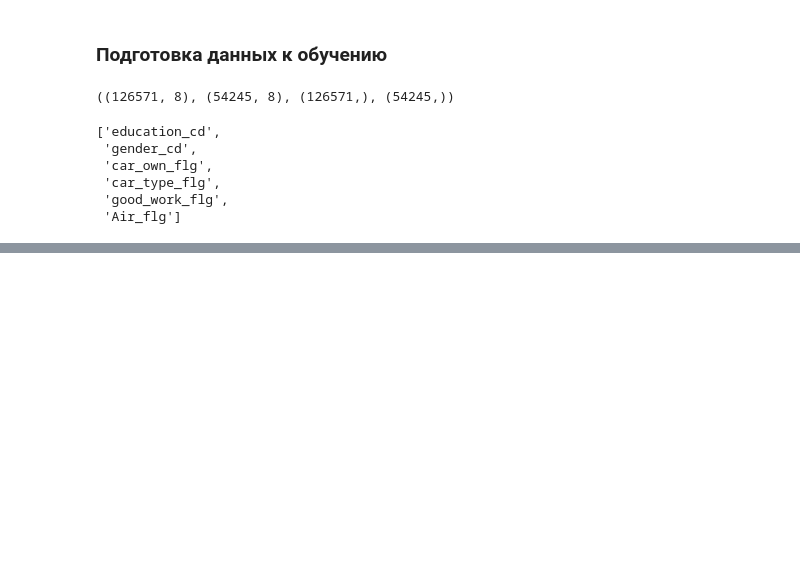
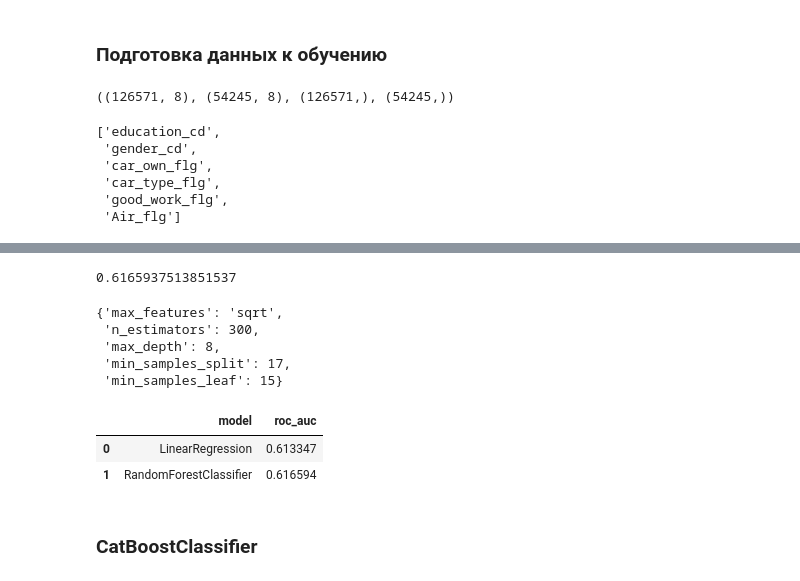
Before and after one commit to NikolaiUsov/credit_scoring, a Jupyter notebook: EDA.ipynb, the cells around one changed output, grey strips where cells are left out. Saved outputs shown, nothing was run; the diff lists cells and outputs as text; code cells hidden in the pictures; blank space fills up the shorter version.

```diff
--- a/EDA.ipynb
+++ b/EDA.ipynb
@@ -297,0 +309,12 @@ data_preprocessor = ColumnTransformer(
+# %%
+pipe_lr= Pipeline(
+    [
+        ('preprocessor', data_preprocessor),
+        ('models', LogisticRegression(class_weight="balanced", random_state=RANDOM_STATE))
+    ]
+)
+
+pipe_lr.fit(X_train, y_train)
+print(f'Метрика roc_auc на трейне: {roc_auc_score(y_train, pipe_lr.predict_proba(X_train)[:, 1])}')
+print(f'Метрика precision на трейне: {precision_score(y_train, pipe_lr.predict(X_train))}')
+print(f'Метрика recall на трейне: {recall_score(y_train, pipe_lr.predict(X_train))}')
@@ -297,0 +333,5 @@ data_preprocessor = ColumnTransformer(
+# %%
+results = pd.DataFrame(columns=['model', 'roc_auc'])
+results.loc[len(results)] = ['LinearRegression',
+                             roc_auc_score(y_train, pipe_lr.predict_proba(X_train)[:, 1])]
+results
@@ -297,0 +395,22 @@ data_preprocessor = ColumnTransformer(
+# %%
+optuna_search.best_score_
+# %% [output]
+0.6165937513851537
+# %%
+optuna_search.best_params_
+# %% [output]
+{'max_features': 'sqrt',
+ 'n_estimators': 300,
+ 'max_depth': 8,
+ 'min_samples_split': 17,
+ 'min_samples_leaf': 15}
+# %%
+results.loc[len(results)] = ['RandomForestClassifier',
+                             optuna_search.best_score_]
+results
+# %% [output]
+|  | model | roc_auc |
+| 0 | LinearRegression | 0.613347 |
+| 1 | RandomForestClassifier | 0.616594 |
+# %% [markdown]
+### CatBoostClassifier
```
Also changed, not shown: parts of 20 cells of this notebook, 1 other file.
